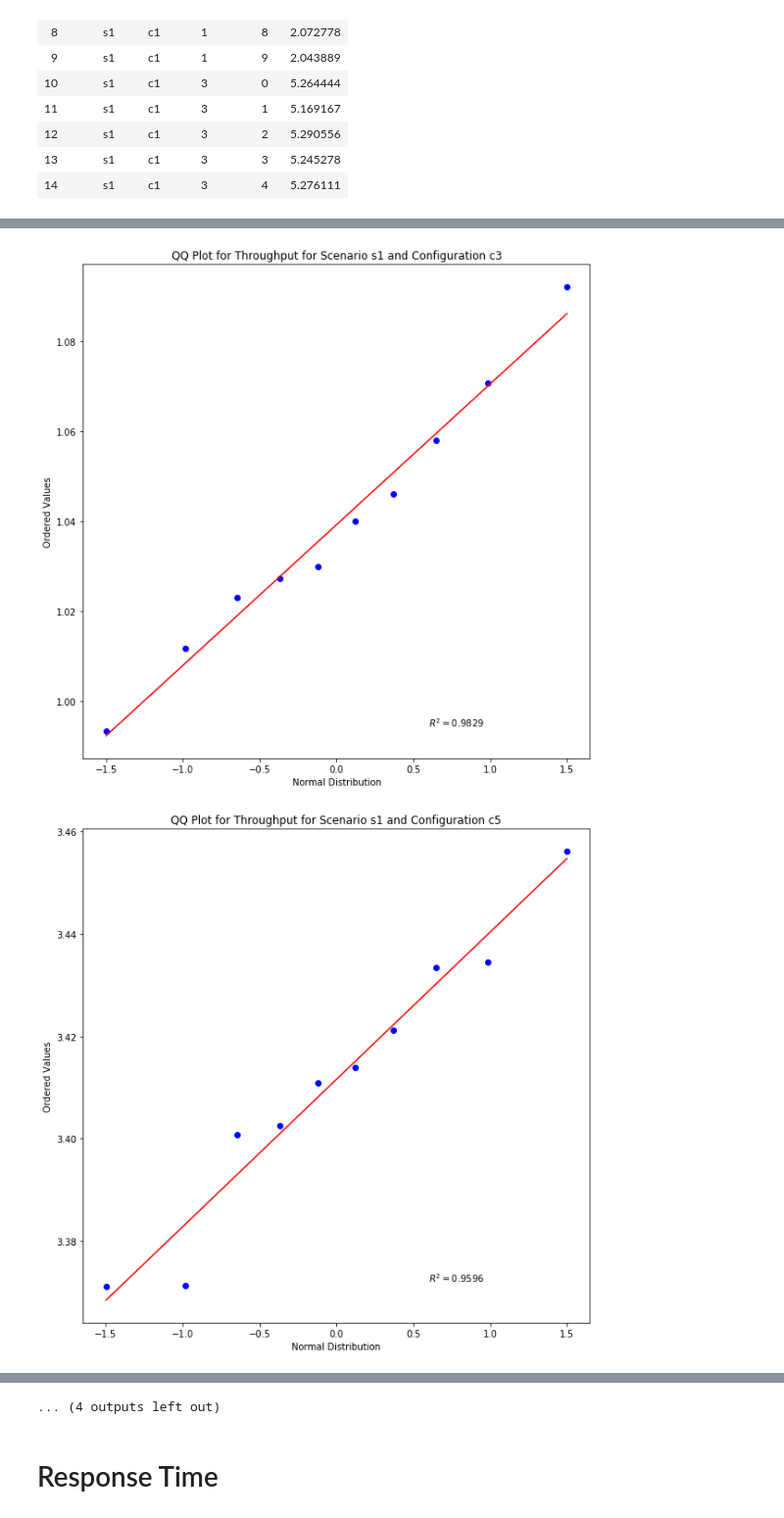
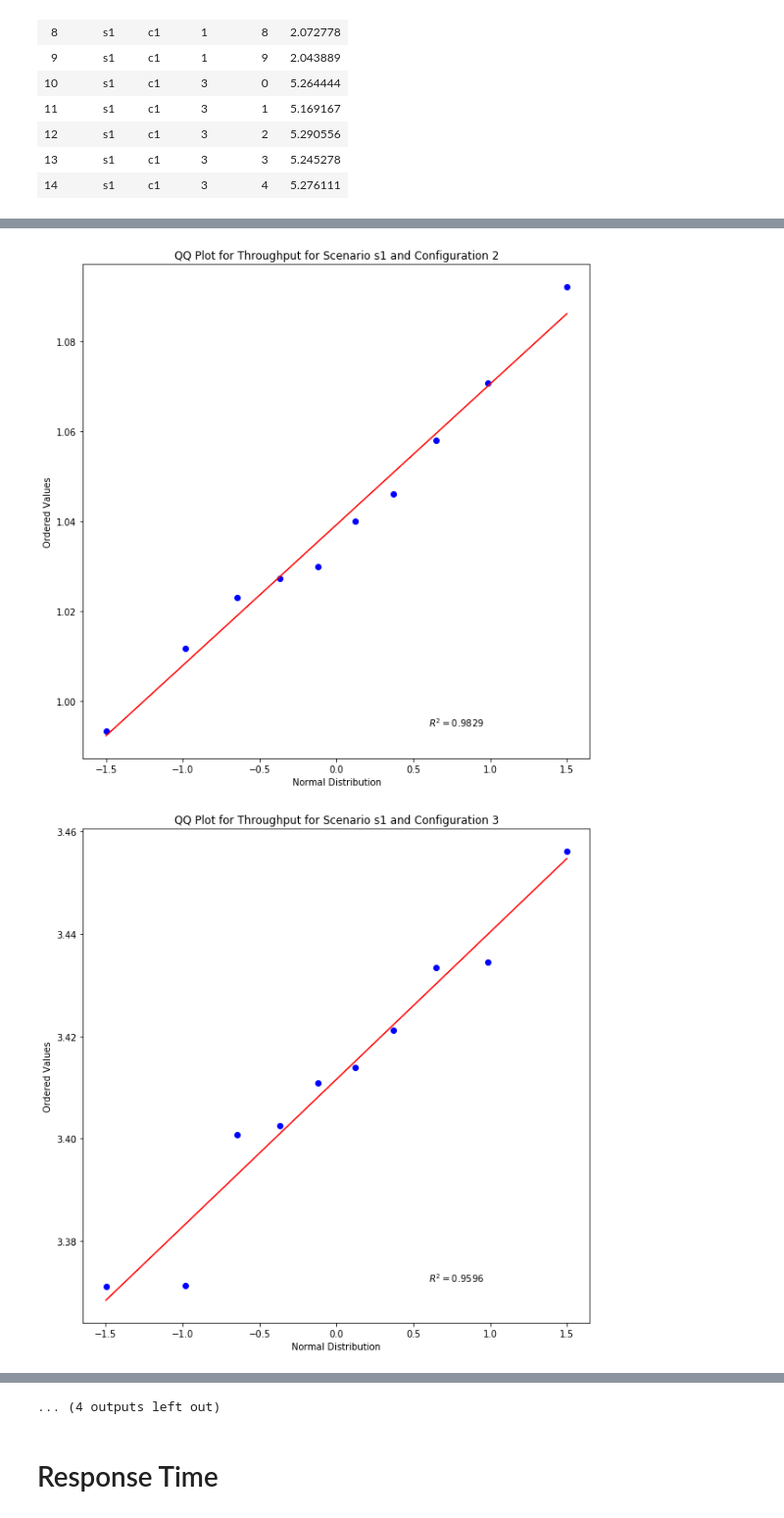
Before and after one commit to nferrante1/pecsn_project, a Jupyter notebook: Jupyter/Confidence Interval Analysis.ipynb, the cells around one changed output, grey strips where cells are left out. Shown at 98% size. Saved outputs shown, nothing was run; the diff lists cells and outputs as text; code cells hidden in the pictures.

```diff
--- a/Jupyter/Confidence Interval Analysis.ipynb
+++ b/Jupyter/Confidence Interval Analysis.ipynb
@@ -262,19 +262,19 @@ dfThroughput.head(15)
 # %%
 #Set here number of clients
 numClients=49
 
 for scenario in scenarios:
 
     for index,conf in enumerate(configurations):
 
         #Set the dimensions of the plot
         plt.figure(figsize=(10,10))
 
         repThroughput=dfThroughput.loc[(dfThroughput['scenario']==scenario)& (dfThroughput['config']==conf)&(dfThroughput['clients']==numClients)]['throughput']
         qqPlot = stats.probplot(list(repThroughput), dist='norm',plot=plt,rvalue=True)
-        plt.title("QQ Plot for Throughput for Scenario "+scenario+" and Configuration "+conf)
+        plt.title("QQ Plot for Throughput for Scenario "+scenario+" and Configuration "+str(index+1))
         plt.xlabel("Normal Distribution")
 # %% [output]
 [figure]
 [figure]
-[figure, old version]
+[figure, new version]
```
Also changed, not shown: parts of 3 cells of this notebook.
